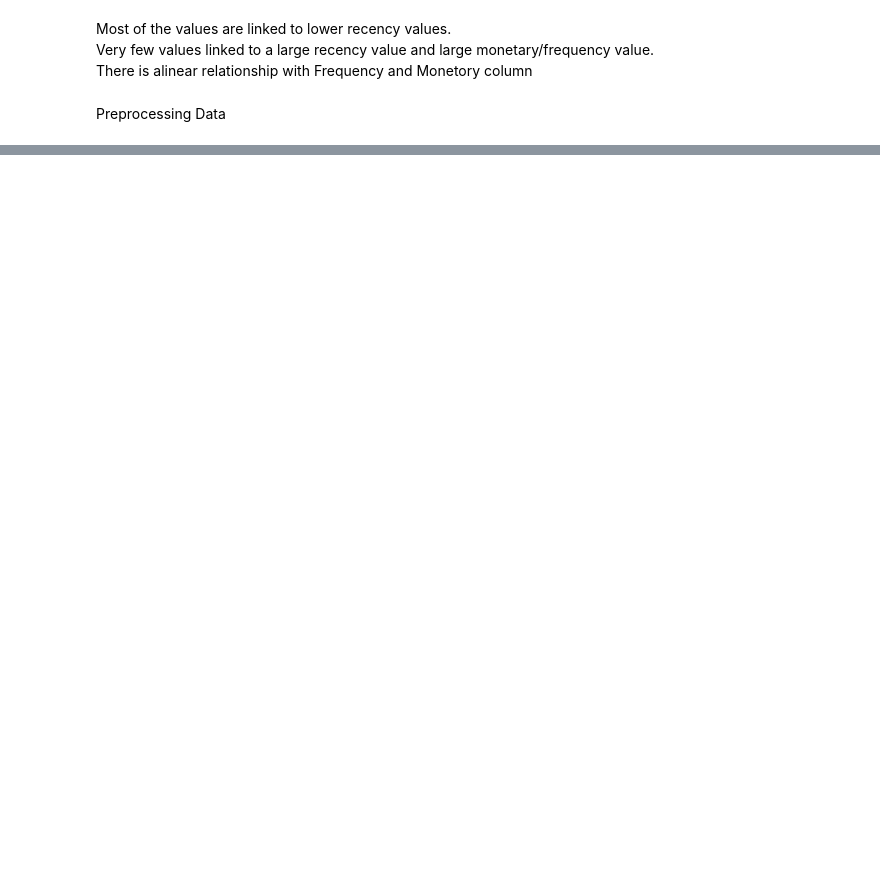
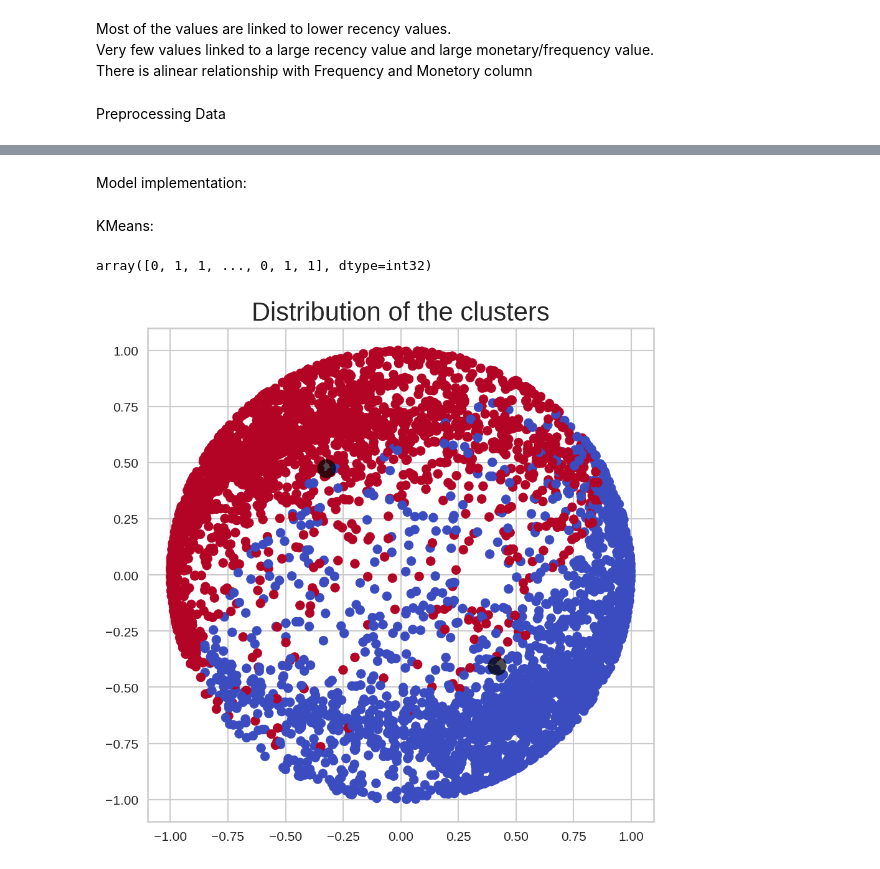
Before and after one commit to junaiskv94/Online-retail-segmentaion, a Jupyter notebook: Capstone4_Online_retail_segmentaion.ipynb, the cells around one changed output, grey strips where cells are left out. Cells and saved outputs as stored; diff of their text form; code cells hidden in the pictures; blank space fills up the shorter version.

```diff
--- a/Capstone4_Online_retail_segmentaion.ipynb
+++ b/Capstone4_Online_retail_segmentaion.ipynb
@@ -515,0 +521,5 @@ Preprocessing Data
+# %%
+# Defining X Variables
+X = rfm_df[['Recency_Log','Frequency_Log','Monetary_Log']]
+X_scaled = StandardScaler().fit_transform(X)
+# X_scaled = normaliser.fit_transform(X_scaled)
@@ -515,0 +536,24 @@ Preprocessing Data
+# %% [markdown]
+Model implementation:
+# %% [markdown]
+KMeans:
+# %%
+#Training the KMeans model on the dataset
+kmeans_model_1 = KMeans(n_clusters=2,init='k-means++',max_iter=1000, random_state=0)
+cluster_predict_1 = kmeans_model_1.fit_predict(X_scaled)
+cluster_predict_1
+# %% [output]
+array([0, 1, 1, ..., 0, 1, 1], dtype=int32)
+# %%
+#Visualising the kmeans clustering
+plt.figure(figsize=(7,7))
+plt.scatter(x=X_scaled[:,0],y=X_scaled[:,1],c=cluster_predict_1,s=50,cmap='coolwarm')
+
+#Plotting the cluster centres
+centers = kmeans_model_1.cluster_centers_
+plt.scatter(centers[:, 0], centers[:, 1], c='black', s=200, alpha=0.7)
+
+plt.title("Distribution of the clusters",size=20)
+plt.show()
+# %% [output]
+[figure, added]
```
Also changed, not shown: parts of 13 cells of this notebook.
